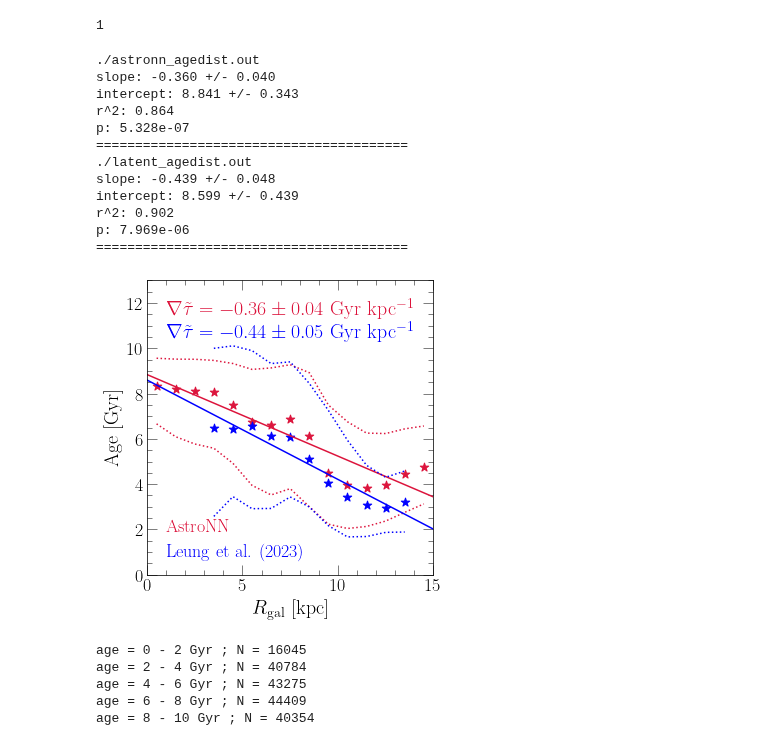
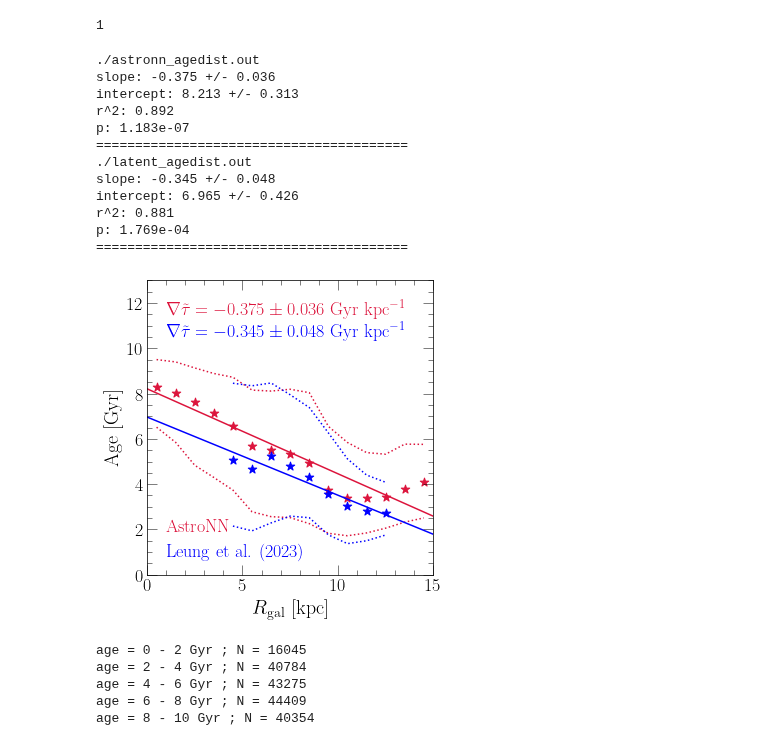
Before and after one commit to giganano/outflows, a Jupyter notebook: notebooks/apogee.ipynb, the cells around one changed output. Cells and saved outputs as stored; diff of their text form; code cells hidden in the pictures.

```diff
--- a/notebooks/apogee.ipynb
+++ b/notebooks/apogee.ipynb
@@ -85,15 +85,17 @@ for i in range(2):
 axes[0].set_ylabel(r"P(Age)")
 plt.setp(axes[1].get_yticklabels(), visible = False)
 
-astronn_bins = np.linspace(0, 12, 100)
-latent_bins = np.linspace(0, 15, 50)
+astronn_bins = np.linspace(0, 12, 50)
+latent_bins = np.linspace(0, 15, 25)
 radial_bins = [2, 4, 6, 8, 10, 12, 14]
 colors = ["crimson", "darkorange", "gold", "green", "blue", "darkviolet"]
 
 for i in range(len(radial_bins) - 1):
     subsample = sample.filter(
         "GALR", ">=", radial_bins[i]).filter(
-        "GALR", "<=", radial_bins[i + 1])
+        "GALR", "<=", radial_bins[i + 1]).filter(
+        "GALZ", ">=", -0.5).filter(
+        "GALZ", "<=", 0.5)
     subsubsample = subsample.filter("ASTRONN_AGE", ">=", 0)
     dist, _ = np.histogram(subsubsample["ASTRONN_AGE"], bins = astronn_bins, density = True)
     kwargs = {
@@ -164,7 +166,9 @@ with open("./astronn_agedist.out", "w") as f_astronn:
             sys.stdout.write("\rR = %d - %d kpc      " % (radial_bins[i], radial_bins[i + 1]))
             subsample = sample.filter(
                 "GALR", ">=", radial_bins[i]).filter(
-                "GALR", "<=", radial_bins[i + 1])
+                "GALR", "<=", radial_bins[i + 1]).filter(
+                "GALZ", ">=", -0.5).filter(
+                "GALZ", "<=", 0.5)
             subsubsample = subsample.filter("ASTRONN_AGE", ">=", 0)
             f_astronn.write("%.3e\t%.3e\t" % (radial_bins[i], radial_bins[i + 1]))
             if len(subsubsample["ASTRONN_AGE"]) >= 200:
@@ -259,46 +263,46 @@ kwargs = {
     "label": "AstroNN"
 #     "label": r"$\nabla\tau = -0.36 \pm 0.04$ Gyr kpc$^{-1}$"
 }
 
 plot_dist("./astronn_agedist.out", **kwargs)
 kwargs["c"] = named_colors()["blue"]
 kwargs["label"] = "Leung et al. (2023)"
 # kwargs["label"] = r"$\nabla\tau = -0.44 \pm 0.05$ Gyr kpc$^{-1}$"
 plot_dist("./latent_agedist.out", **kwargs)
 
-ax.text(1, 11.5, r"$\nabla\tilde{\tau} = -0.36 \pm 0.04$ Gyr kpc$^{-1}$",
-    c = named_colors()["crimson"], fontsize = 20)
-ax.text(1, 10.5, r"$\nabla\tilde{\tau} = -0.44 \pm 0.05$ Gyr kpc$^{-1}$",
-    c = named_colors()["blue"], fontsize = 20)
+ax.text(1, 11.5, r"$\nabla\tilde{\tau} = -0.375 \pm 0.036$ Gyr kpc$^{-1}$",
+    c = named_colors()["crimson"], fontsize = 18)
+ax.text(1, 10.5, r"$\nabla\tilde{\tau} = -0.345 \pm 0.048$ Gyr kpc$^{-1}$",
+    c = named_colors()["blue"], fontsize = 18)
 
 kwargs = {
     "loc": mpl_loc("lower left"),
     "bbox_to_anchor": (-0.01, -0.01),
     "handlelength": 0
 }
 leg = ax.legend(**kwargs)
 fancy_legend(leg, ["crimson", "blue"])
 
 plt.tight_layout()
 for ext in ["pdf", "jpeg"]:
     kwargs = {}
     if ext == "jpeg": kwargs["dpi"] = 200
     plt.savefig("./apogee/age_gradient.%s" % (ext), **kwargs)
 plt.show()
 # %% [output]
 ./astronn_agedist.out
-slope: -0.360 +/- 0.040
-intercept: 8.841 +/- 0.343
-r^2: 0.864
-p: 5.328e-07
+slope: -0.375 +/- 0.036
+intercept: 8.213 +/- 0.313
+r^2: 0.892
+p: 1.183e-07
 ========================================
 ./latent_agedist.out
-slope: -0.439 +/- 0.048
-intercept: 8.599 +/- 0.439
-r^2: 0.902
-p: 7.969e-06
+slope: -0.345 +/- 0.048
+intercept: 6.965 +/- 0.426
+r^2: 0.881
+p: 1.769e-04
 ========================================
-[figure, old version]
+[figure, new version]
 # %%
 N_SAMPLE = 5000
 random.seed(a = 1)
```
Also changed, not shown: parts of 7 cells of this notebook, 12 other files.
